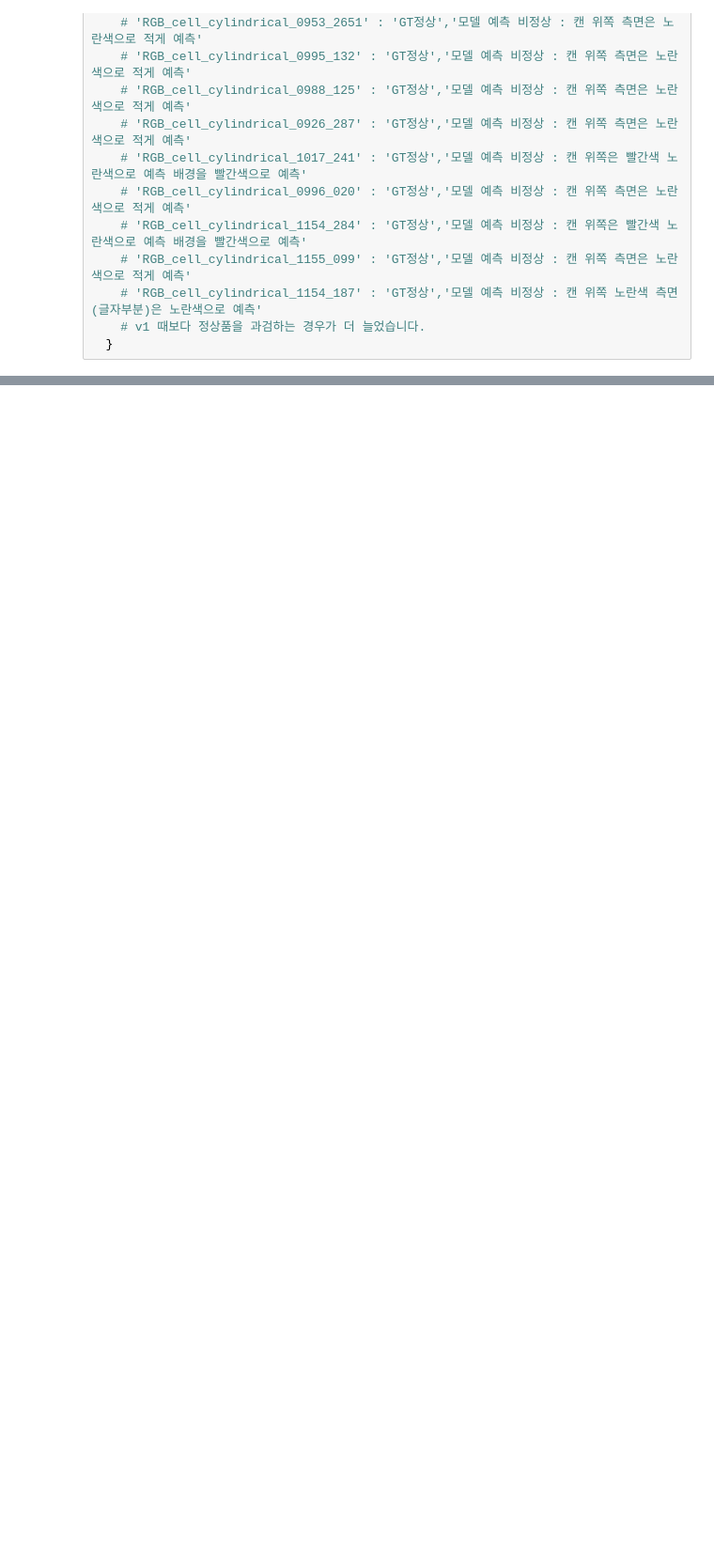
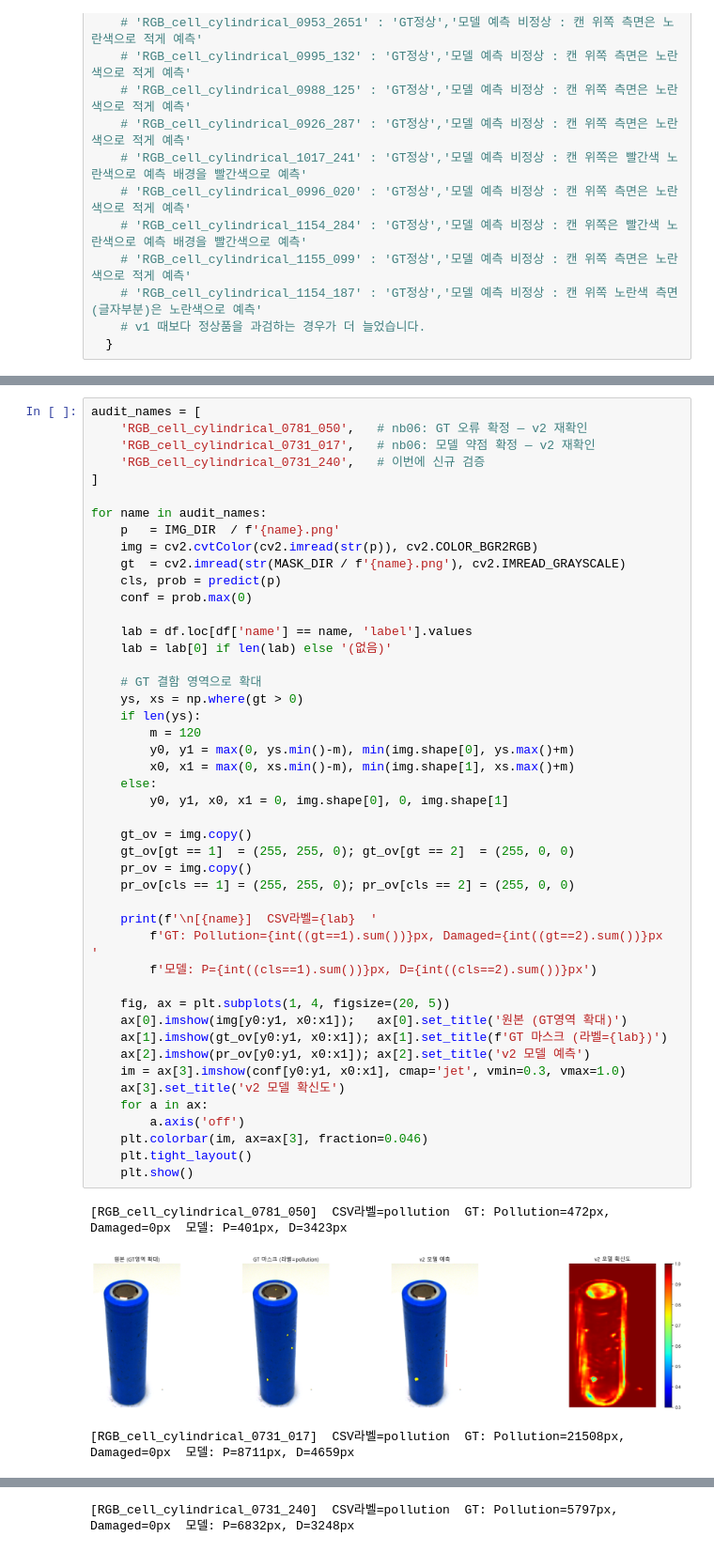
Before and after one commit to JJang-404/battery-mlops-vision, a Jupyter notebook: notebooks/09_re_verification.ipynb, the cells around one changed output, grey strips where cells are left out. Shown at 94% size. Drawn from its saved outputs; the diff is of its cells as text; blank space fills up the shorter version.

```diff
--- a/notebooks/09_re_verification.ipynb
+++ b/notebooks/09_re_verification.ipynb
@@ -388,0 +641,50 @@ gt_verdict = {
+# %%
+audit_names = [
+    'RGB_cell_cylindrical_0781_050',   # nb06: GT 오류 확정 — v2 재확인
+    'RGB_cell_cylindrical_0731_017',   # nb06: 모델 약점 확정 — v2 재확인
+    'RGB_cell_cylindrical_0731_240',   # 이번에 신규 검증
+]
+
+for name in audit_names:
+    p   = IMG_DIR  / f'{name}.png'
+    img = cv2.cvtColor(cv2.imread(str(p)), cv2.COLOR_BGR2RGB)
+    gt  = cv2.imread(str(MASK_DIR / f'{name}.png'), cv2.IMREAD_GRAYSCALE)
+    cls, prob = predict(p)
+    conf = prob.max(0)
+
+    lab = df.loc[df['name'] == name, 'label'].values
+    lab = lab[0] if len(lab) else '(없음)'
+
+    # GT 결함 영역으로 확대
+    ys, xs = np.where(gt > 0)
+    if len(ys):
+        m = 120
+        y0, y1 = max(0, ys.min()-m), min(img.shape[0], ys.max()+m)
+        x0, x1 = max(0, xs.min()-m), min(img.shape[1], xs.max()+m)
+    else:
+        y0, y1, x0, x1 = 0, img.shape[0], 0, img.shape[1]
+
+    gt_ov = img.copy()
+    gt_ov[gt == 1]  = (255, 255, 0); gt_ov[gt == 2]  = (255, 0, 0)
+    pr_ov = img.copy()
+    pr_ov[cls == 1] = (255, 255, 0); pr_ov[cls == 2] = (255, 0, 0)
+
+    print(f'\n[{name}]  CSV라벨={lab}  '
+        f'GT: Pollution={int((gt==1).sum())}px, Damaged={int((gt==2).sum())}px  '
+        f'모델: P={int((cls==1).sum())}px, D={int((cls==2).sum())}px')
+
+    fig, ax = plt.subplots(1, 4, figsize=(20, 5))
+    ax[0].imshow(img[y0:y1, x0:x1]);   ax[0].set_title('원본 (GT영역 확대)')
+    ax[1].imshow(gt_ov[y0:y1, x0:x1]); ax[1].set_title(f'GT 마스크 (라벨={lab})')
+    ax[2].imshow(pr_ov[y0:y1, x0:x1]); ax[2].set_title('v2 모델 예측')
+    im = ax[3].imshow(conf[y0:y1, x0:x1], cmap='jet', vmin=0.3, vmax=1.0)
+    ax[3].set_title('v2 모델 확신도')
+    for a in ax:
+        a.axis('off')
+    plt.colorbar(im, ax=ax[3], fraction=0.046)
+    plt.tight_layout()
+    plt.show()
+# %% [output]
+[RGB_cell_cylindrical_0781_050]  CSV라벨=pollution  GT: Pollution=472px, Damaged=0px  모델: P=401px, D=3423px
+[figure, added]
+[RGB_cell_cylindrical_0731_017]  CSV라벨=pollution  GT: Pollution=21508px, Damaged=0px  모델: P=8711px, D=4659px
@@ -388,0 +692 @@ gt_verdict = {
+[RGB_cell_cylindrical_0731_240]  CSV라벨=pollution  GT: Pollution=5797px, Damaged=0px  모델: P=6832px, D=3248px
```
Also changed, not shown: parts of 22 cells of this notebook, 1 other file.
